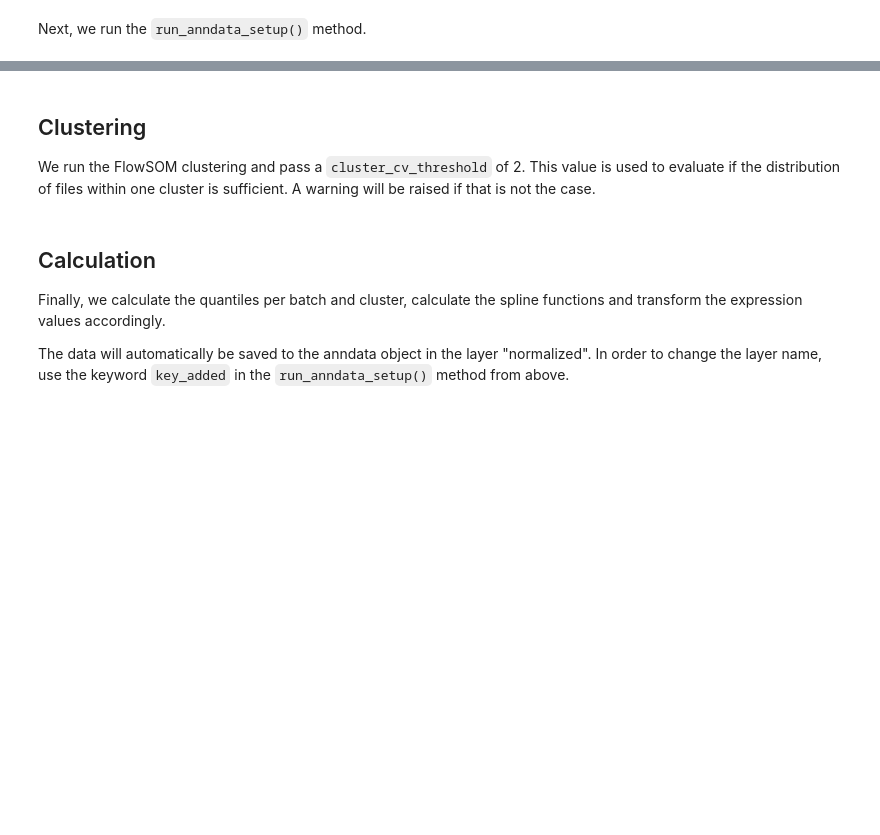
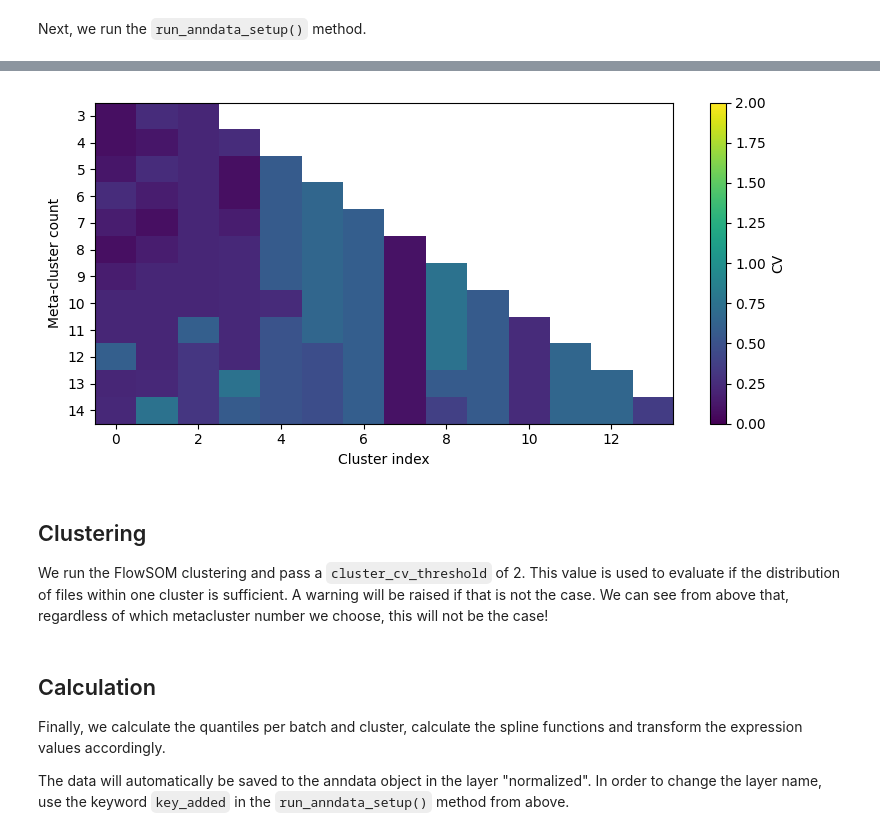
Before and after one commit to TarikExner/CytoNormPy, a Jupyter notebook: cytonormpy/vignettes/cytonormpy_anndata.ipynb, the cells around one changed output, grey strips where cells are left out. Saved outputs shown, nothing was run; the diff lists cells and outputs as text; code cells hidden in the pictures; blank space fills up the shorter version.

```diff
--- a/cytonormpy/vignettes/cytonormpy_anndata.ipynb
+++ b/cytonormpy/vignettes/cytonormpy_anndata.ipynb
@@ -80,5 +88,12 @@ cn.run_anndata_setup(dataset, layer="compensated", key_added="normalized")
+# %%
+markers_for_clustering = dataset.var_names[4:15].tolist()
+
+cn.calculate_cluster_cvs(n_metaclusters = list(range(3,15)), markers = markers_for_clustering)
+cnp.pl.cv_heatmap(cn, n_metaclusters = list(range(3,15)), max_cv = 2)
+# %% [output]
+[figure, added]
 # %% [markdown]
 ## Clustering
 
-We run the FlowSOM clustering and pass a `cluster_cv_threshold` of 2. This value is used to evaluate if the distribution of files within one cluster is sufficient. A warning will be raised if that is not the case.
+We run the FlowSOM clustering and pass a `cluster_cv_threshold` of 2. This value is used to evaluate if the distribution of files within one cluster is sufficient. A warning will be raised if that is not the case. We can see from above that, regardless of which metacluster number we choose, this will not be the case!
 # %%
```
Also changed, not shown: parts of 5 cells of this notebook, 17 other files.
